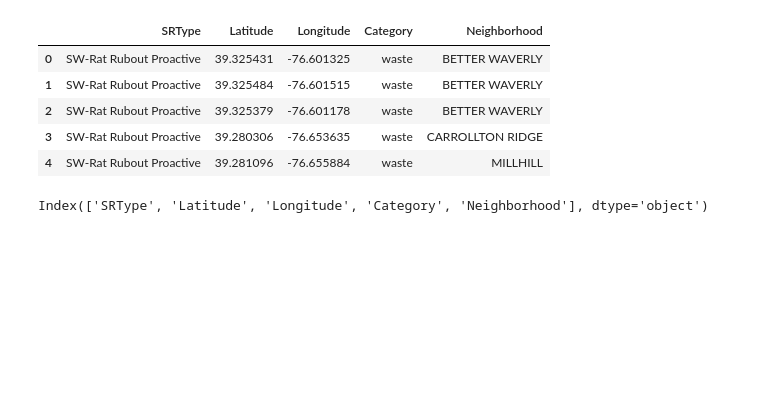
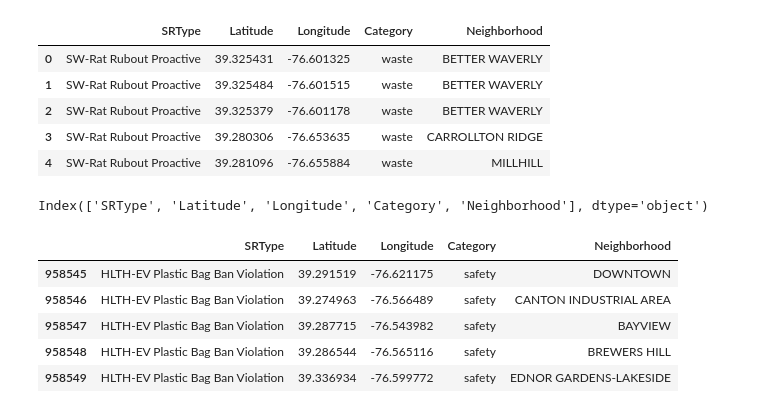
Before and after one commit to LeuleY/CovidDataset, a Jupyter notebook: Untitled.ipynb, the cells around one changed output. Cells and saved outputs as stored; diff of their text form; code cells hidden in the pictures; blank space fills up the shorter version.

```diff
--- a/Untitled.ipynb
+++ b/Untitled.ipynb
@@ -18,3 +19,12 @@ data.head()
 data.columns
 # %% [output]
 Index(['SRType', 'Latitude', 'Longitude', 'Category', 'Neighborhood'], dtype='object')
+# %%
+data.tail()
+# %% [output]
+|  | SRType | Latitude | Longitude | Category | Neighborhood |
+| 958545 | HLTH-EV Plastic Bag Ban Violation | 39.291519 | -76.621175 | safety | DOWNTOWN |
+| 958546 | HLTH-EV Plastic Bag Ban Violation | 39.274963 | -76.566489 | safety | CANTON INDUSTRIAL AREA |
+| 958547 | HLTH-EV Plastic Bag Ban Violation | 39.287715 | -76.543982 | safety | BAYVIEW |
+| 958548 | HLTH-EV Plastic Bag Ban Violation | 39.286544 | -76.565116 | safety | BREWERS HILL |
+| 958549 | HLTH-EV Plastic Bag Ban Violation | 39.336934 | -76.599772 | safety | EDNOR GARDENS-LAKESIDE |
```
Also changed, not shown: parts of 6 cells of this notebook.
